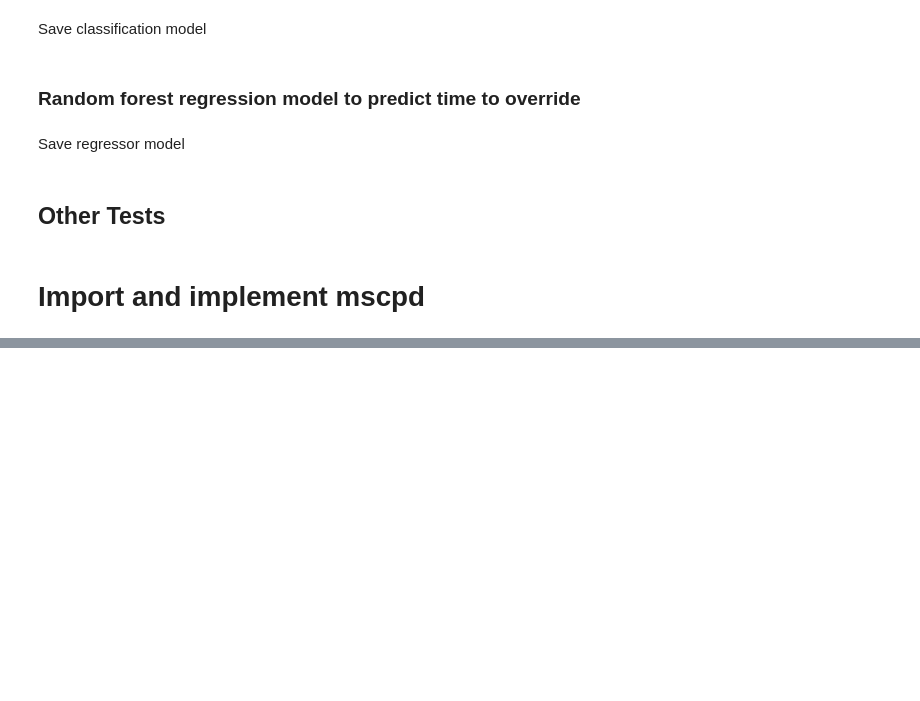
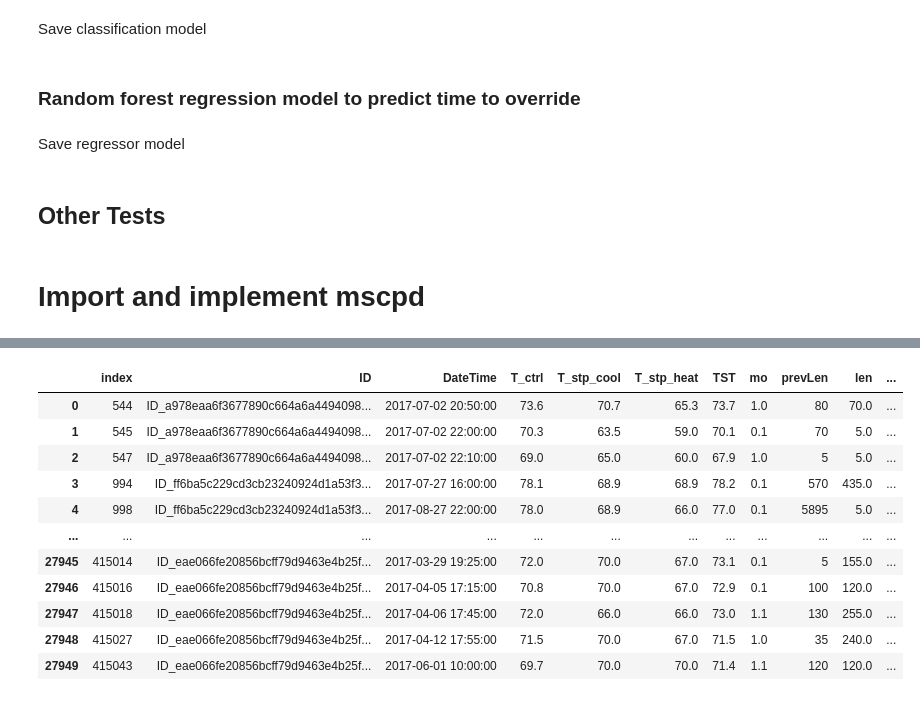
Before and after one commit to NEU-ABLE-LAB/Build_OBM, a Jupyter notebook: data_analysis/tests.ipynb, the cells around one changed output, grey strips where cells are left out. Cells and saved outputs as stored; diff of their text form; code cells hidden in the pictures; blank space fills up the shorter version.

```diff
--- a/data_analysis/tests.ipynb
+++ b/data_analysis/tests.ipynb
@@ -531,0 +576,88 @@ x.TOD = pd.Series(x.TOD.dt.to_pydatetime(),dtype='object')
+# %%
+def save_mat_2_pickle_msc(filepath):
+    file = pathlib.Path('C:\devel\ecobee_mental_models\data\mdsp_Occup1v10_occupB4prevDSP(30 min-Occup_filter)AfterprevLenbug_T_ctrlvec_py.mat').resolve()
+    mat = scipy.io.loadmat(file)
+    total_n_homes = len(mat['mdspCellLabels_py'])
+    df = pd.DataFrame([])
+    vec_clms = ['T_ctrl_vec', 'T_stp_cool_vec', 'T_stp_heat_vec', 'T_tst_vec', 'T_out_vec']
+    duration_clms =  ['len','occDt','occDt_b4dsp','prevLen','nextLen']
+    categorical_clms = ['event', 'schedule','type','StpTransition','prevEvent','nextEvent']
+    datetime_clms = ['DateTime']
+
+    for home_n in range(0,total_n_homes):
+        if home_n%100 == 0:
+            print(home_n, end=',')
+        home_ID = mat['mdspIDs_py'][home_n]
+        temp_data = {}
+
+        # Skip if no datetime values exist for a home
+        if len(mat['mdspCells_py'][home_n][0][0][0]) == 0:
+            continue
+
+        for column_n in range(0, len(mat['mdspCellLabels_py'][home_n][0][0])):
+            column_name = mat['mdspCellLabels_py'][home_n][0][0][column_n][0]
+
+            if column_name in datetime_clms + categorical_clms + duration_clms + vec_clms:
+                if column_name in datetime_clms:
+                    temp_data[column_name] = pd.to_datetime(mat['mdspCells_py'][home_n][0][0][column_n])
+                elif column_name in categorical_clms:
+                    temp_data[column_name] = [i.replace(" ","") for i in mat['mdspCells_py'][home_n][0][0][column_n]]
+                elif column_name in duration_clms:
+                    temp_data[column_name] = []
+                    for item in mat['mdspCells_py'][home_n][0][0][column_n]:
+                        if str(type(item)) == "<class 'numpy.str_'>":
+                            if item.replace(' ','').lower() == 'nan':
+                                item = float("nan")
+                            else:
+                                item = int(item.replace(' ','').split(':')[0])*60 + int(item.replace(' ','').split(':')[1])
+                        elif str(type(item)) == "<class 'numpy.ndarray'>":
+                            item = mat['mdspCells_py'][home_n][0][0][column_n][0][0]
+                        else:
+                            raise ValuError('check dtype')
+                        temp_data[column_name].append(item)
+                elif column_name in vec_clms:
+                    temp_data[column_name] = [np.asarray([float('nan') if len(item) == 0 else item[0] for item in msc[0]], dtype=np.float32) for msc in mat['mdspCells_py'][home_n][0][0][column_n]]
+                else:
+                    print('Datatype not found')
+            else:
+                temp_data[column_name] = [i[0] for i in mat['mdspCells_py'][home_n][0][0][column_n]]
+        temp_data['ID'] = home_ID
+        temp_data = pd.DataFrame.from_dict(temp_data)
+        df = pd.concat([df,temp_data], axis=0, ignore_index=True)
+    print(df.memory_usage())
+    df.to_pickle("./mdsp_df.pkl")
+
+df_msc =pd.read_pickle("./mdsp_df.pkl")
+df_msc_tf = df_msc[['ID','DateTime','T_ctrl', 'T_stp_cool', 'T_stp_heat','TST', 'mo', 'prevLen','len','occDt_b4dsp','prevT_ctrl',
+            'prevT_stp_sc_cool', 'prevT_stp_sc_heat', 'prevT_ctrl_sc', 'prevT_stp_cool', 'prevT_stp_heat', 'StpTransition', 'T_ctrl_vec']].copy()
+filter = (df_msc_tf.T_stp_cool  - df_msc_tf.prevT_stp_cool < 0) & (~df_msc_tf['occDt_b4dsp'].isnull()) & (df_msc_tf.StpTransition.values == 'Cool2Cool')
+df_msc_tf_cool = df_msc_tf.loc[filter].reset_index().copy()
+TF = []
+T_c = np.mean((df_comf_tf_cool['T_stp_heat']+df_comf_tf_cool['T_stp_cool'])/2)
+for index,row in df_msc_tf_cool.iterrows():
+    # T_c = row['prevT_stp_sc_cool']
+    T_in = row['T_ctrl_vec']
+    a = 1
+    b = 1
+    tf_1 = 0
+    for k in range(0,len(T_in)):
+        if k == 0:
+            tf_1 = 0
+        else:
+            tf_1 = a*tf_1 + b*(T_in[k] - T_c)
+    TF.append(tf_1)
+df_msc_tf_cool['TF'] = TF
+df_msc_tf_cool
+# %% [output]
+|  | index | ID | DateTime | T_ctrl | T_stp_cool | T_stp_heat | TST | mo | prevLen | len | ... |
+| 0 | 544 | ID_a978eaa6f3677890c664a6a4494098... | 2017-07-02 20:50:00 | 73.6 | 70.7 | 65.3 | 73.7 | 1.0 | 80 | 70.0 | ... |
+| 1 | 545 | ID_a978eaa6f3677890c664a6a4494098... | 2017-07-02 22:00:00 | 70.3 | 63.5 | 59.0 | 70.1 | 0.1 | 70 | 5.0 | ... |
+| 2 | 547 | ID_a978eaa6f3677890c664a6a4494098... | 2017-07-02 22:10:00 | 69.0 | 65.0 | 60.0 | 67.9 | 1.0 | 5 | 5.0 | ... |
+| 3 | 994 | ID_ff6ba5c229cd3cb23240924d1a53f3... | 2017-07-27 16:00:00 | 78.1 | 68.9 | 68.9 | 78.2 | 0.1 | 570 | 435.0 | ... |
+| 4 | 998 | ID_ff6ba5c229cd3cb23240924d1a53f3... | 2017-08-27 22:00:00 | 78.0 | 68.9 | 66.0 | 77.0 | 0.1 | 5895 | 5.0 | ... |
+| ... | ... | ... | ... | ... | ... | ... | ... | ... | ... | ... | ... |
+| 27945 | 415014 | ID_eae066fe20856bcff79d9463e4b25f... | 2017-03-29 19:25:00 | 72.0 | 70.0 | 67.0 | 73.1 | 0.1 | 5 | 155.0 | ... |
+| 27946 | 415016 | ID_eae066fe20856bcff79d9463e4b25f... | 2017-04-05 17:15:00 | 70.8 | 70.0 | 67.0 | 72.9 | 0.1 | 100 | 120.0 | ... |
+| 27947 | 415018 | ID_eae066fe20856bcff79d9463e4b25f... | 2017-04-06 17:45:00 | 72.0 | 66.0 | 66.0 | 73.0 | 1.1 | 130 | 255.0 | ... |
+| 27948 | 415027 | ID_eae066fe20856bcff79d9463e4b25f... | 2017-04-12 17:55:00 | 71.5 | 70.0 | 67.0 | 71.5 | 1.0 | 35 | 240.0 | ... |
+| 27949 | 415043 | ID_eae066fe20856bcff79d9463e4b25f... | 2017-06-01 10:00:00 | 69.7 | 70.0 | 70.0 | 71.4 | 1.1 | 120 | 120.0 | ... |
```
Also changed, not shown: parts of 29 cells of this notebook, 2 other files.
